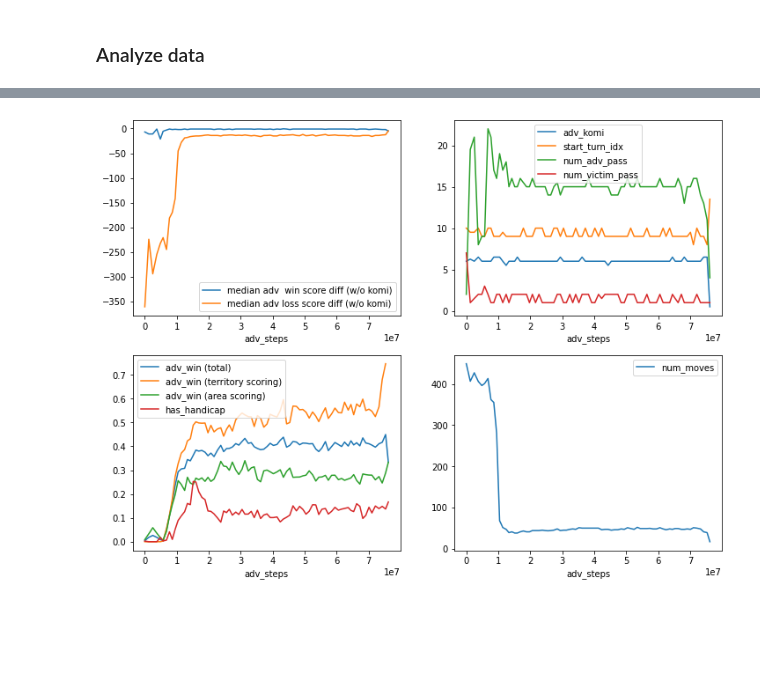
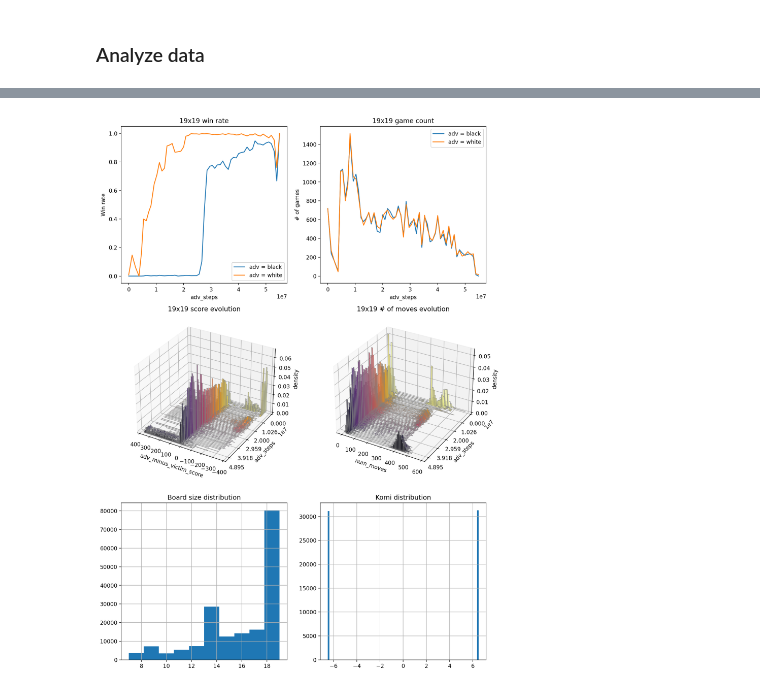
Before and after one commit to AlignmentResearch/go_attack, a Jupyter notebook: notebooks/sgf-explorer.ipynb, the cells around one changed output, grey strips where cells are left out. Cells and saved outputs as stored; diff of their text form; code cells hidden in the pictures; blank space fills up the shorter version.

```diff
--- a/notebooks/sgf-explorer.ipynb
+++ b/notebooks/sgf-explorer.ipynb
@@ -27,7 +27,8 @@ from sgfmill import sgf
 # %% [markdown]
 ### Load games
 # %%
-SELFPLAY_DIR = "/nas/ucb/tony/go-attack/training/emcts1/cp37-base/selfplay"
+SELFPLAY_DIR = "/nas/ucb/tony/go-attack/training/emcts1-v2/cp37-vis1/selfplay"
+# SELFPLAY_DIR = "/nas/ucb/tony/go-attack/training/emcts1-v2/cp37-vis1-no-pass/selfplay"
 RAW_SGF_STRS: List[str] = []
 
 bot_de: posix.DirEntry
@@ -177,7 +178,7 @@ def get_game_info(sgf_str: str) -> GameInfo:
         sgf_str=sgf_str,
         ko_rule=re.search(r"ko([A-Z]+)", rule_str).group(1),
         score_rule=re.search(r"score([A-Z]+)", rule_str).group(1),
-        tax_rule=re.search(r"score([A-Z]+)", rule_str).group(1),
+        tax_rule=re.search(r"tax([A-Z]+)", rule_str).group(1),
         sui_legal=re.search(r"sui([0-9])", rule_str).group(1) == "1",
         has_button="button1" in rule_str,
         whb=re.search(r"whb([A-Z0-9\-]+)", rule_str).group(1)
@@ -196,15 +197,17 @@ GAME_INFOS: List[GameInfo] = process_map(
 )
 # %%
 %%time
-df_raw = pd.DataFrame(
+df = pd.DataFrame(
     [dataclasses.asdict(gi) for gi in GAME_INFOS]
 )
-print("gtypes:", df_raw.gtype.unique())
-print("Number of cleanup games:", (df_raw.gtype == "cleanuptraining").sum())
+print("gtypes:", df.gtype.unique())
+print("Number of cleanup games:", (df.gtype == "cleanuptraining").sum())
 
-df = df_raw[df_raw.gtype == 'normal']
+# Filter to only normal games
+df = df[(df.gtype == 'normal')]
 print("Fraction continuation:    ", df.is_continuation.mean())
 print("Fraction used_initial_pos:", df.used_initial_position.mean())
 print("max(init_turn_num)       :", df.init_turn_num.max())
+
 df.head()
 # %% [output]
@@ -247,39 +278,40 @@ Text(0.5, 1.0, 'Step distribution')
 # %%
-plt.figure(figsize=(12, 9))
-plt.subplot(2, 2, 1)
-df19[df19.adv_win].groupby("adv_steps").median().adv_minus_victim_score_wo_komi.plot(
-    label="median adv  win score diff (w/o komi)"
-)
-df19[~df19.adv_win].groupby("adv_steps").median().adv_minus_victim_score_wo_komi.plot(
-    label="median adv loss score diff (w/o komi)"
-)
+plt.figure(figsize=(12, 18), dpi=200)
+# ax = plt.subplot(2, 2, 1)
+# # df19[df19.adv_win].groupby("adv_steps").median().adv_minus_victim_score_wo_komi.plot(
+# #     label="median adv  win score diff (w/o komi)"
+# # )
+# # df19[~df19.adv_win].groupby("adv_steps").median().adv_minus_victim_score_wo_komi.plot(
+# #     label="median adv loss score diff (w/o komi)"
+# # )
+# # plt.legend()
+
+plt.subplot(3, 2, 1)
+df19[df19.adv_color == "b"].groupby("adv_steps").mean().adv_win.plot(label="adv = black")
+df19[df19.adv_color == "w"].groupby("adv_steps").mean().adv_win.plot(label="adv = white")
+plt.ylabel("Win rate"); plt.title("19x19 win rate")
 plt.legend()
 
-plt.subplot(2, 2, 2)
-df19.groupby("adv_steps").median().adv_komi.plot()
-df19.groupby("adv_steps").median().start_turn_idx.plot()
-df19.groupby("adv_steps").median().num_adv_pass.plot()
-df19.groupby("adv_steps").median().num_victim_pass.plot()
+plt.subplot(3, 2, 2)
+df19[df19.adv_color == "b"].groupby("adv_steps").count().adv_win.plot(label="adv = black")
+df19[df19.adv_color == "w"].groupby("adv_steps").count().adv_win.plot(label="adv = white")
+plt.ylabel("# of games"); plt.title("19x19 game count")
 plt.legend()
 
-plt.subplot(2, 2, 3)
-df19.groupby("adv_steps").mean().adv_win.plot(label="adv_win (total)")
-df19[df19.score_rule == "TERRITORY"].groupby("adv_steps").mean().adv_win.plot(
-    label="adv_win (territory scoring)"
-)
-df19[df19.score_rule == "AREA"].groupby("adv_steps").mean().adv_win.plot(
-    label="adv_win (area scoring)"
-)
-df19.groupby("adv_steps").mean().has_handicap.plot()
-plt.legend()
+ax = plt.subplot(3, 2, 3, projection="3d")
+hist_3d(df19, ts=np.sort(df19.adv_steps.unique())[:-3], t_key="adv_steps", v_key="adv_minus_victim_score", ax=ax)
+ax.invert_xaxis()
+plt.title("19x19 score evolution")
 
-plt.subplot(2, 2, 4)
-df19.groupby("adv_steps").median().num_moves.plot()
-plt.legend()
+ax = plt.subplot(3, 2, 4, projection="3d")
+hist_3d(df19, ts=np.sort(df19.adv_steps.unique())[:-3], t_key="adv_steps", v_key="num_moves", ax=ax)
+plt.title("19x19 # of moves evolution")
 
-print("Overall handicap prevalence (19x19): ", (df19.handicap > 0).mean())
-print(
-    "Handicap prevalence when adv=b:      ",
-    ((df19.handicap > 0) & (df19.adv_color == "b")).mean(),
-)
+plt.subplot(3, 2, 5)
+df.board_size.hist()
+plt.title("Board size distribution");
+
+plt.subplot(3, 2, 6)
+df19.adv_komi.hist(bins=100);
+plt.title("Komi distribution");
 # %% [output]
@@ -288 +318 @@ Handicap prevalence when adv=b:       0.0006291781360597719
-[figure, old version]
+[figure, new version]
```
Also changed, not shown: parts of 9 cells of this notebook.
